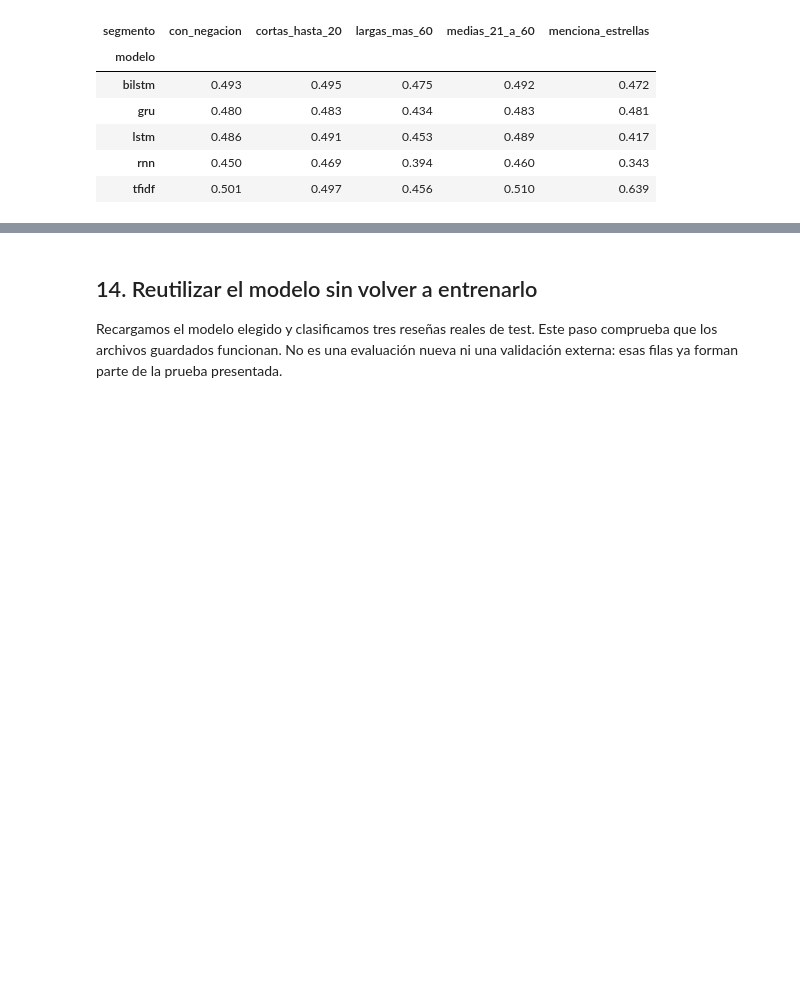
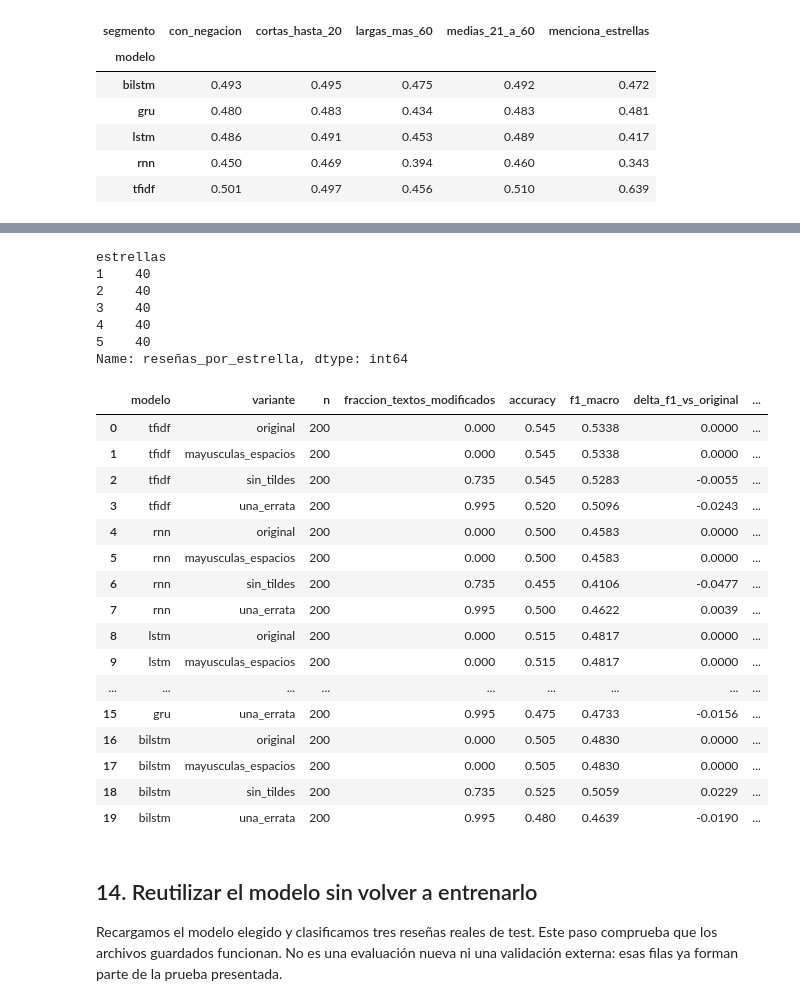
Before and after one commit to nfmanios-debug/ean_nlp, a Jupyter notebook: NLP_Amazon_Reviews_ES.ipynb, the cells around one changed output, grey strips where cells are left out. Cells and saved outputs as stored; diff of their text form; code cells hidden in the pictures; blank space fills up the shorter version.

```diff
--- a/NLP_Amazon_Reviews_ES.ipynb
+++ b/NLP_Amazon_Reviews_ES.ipynb
@@ -713,3 +988,73 @@ display(segmentos.pivot(index='modelo',columns='segmento',values='accuracy').rou
+# %%
+# Muestra fija: comparación pareada antes/después con los mismos modelos guardados.
+import unicodedata
+por_clase = min(40, int(test.label.value_counts().min()))
+sonda = test.groupby('label', group_keys=False).sample(n=por_clase, random_state=42).sort_values('id').copy()
+display(sonda.estrellas.value_counts().sort_index().rename('reseñas_por_estrella'))
+assert sonda.label.nunique() == 5
+def sin_tildes(t):
+    return ''.join(c for c in unicodedata.normalize('NFD', t) if unicodedata.category(c) != 'Mn')
+def una_errata(t):
+    palabras = t.split()
+    for i, palabra in enumerate(palabras):
+        if len(palabra) >= 6:
+            palabras[i] = palabra[:2] + palabra[3] + palabra[2] + palabra[4:]
+            break
+    return ' '.join(palabras)
+originales = sonda.texto_limpio.tolist()
+variantes = {
+    'original': originales,
+    'mayusculas_espacios': [limpiar('   '.join(t.upper().split())) for t in originales],
+    'sin_tildes': [limpiar(sin_tildes(t)) for t in originales],
+    'una_errata': [limpiar(una_errata(t)) for t in originales]}
+assert variantes['mayusculas_espacios'] == originales
+baseline_guardado = joblib.load(OUT / 'tfidf.joblib')
+robustez_filas = []
+for nombre in ['tfidf', 'rnn', 'lstm', 'gru', 'bilstm']:
+    pred_original = None
+    for variante, textos in variantes.items():
+        probs = (baseline_guardado.predict_proba(textos) if nombre == 'tfidf' else
+            redes_auditadas[nombre].predict(vector_auditoria(tf.constant(textos)), verbose=0))
+        pred = probs.argmax(1)
+        if variante == 'original':
+            pred_original = pred.copy()
+        cambios = float(np.mean(pred != pred_original))
+        if variante == 'mayusculas_espacios':
+            assert cambios == 0
+        robustez_filas.append({'modelo': nombre, 'variante': variante, 'n': len(sonda),
+            'fraccion_textos_modificados': float(np.mean([a != b for a, b in zip(textos, originales)])),
+            'fraccion_predicciones_cambiadas': cambios, **medir(sonda.label, probs)})
+robustez = pd.DataFrame(robustez_filas)
+robustez['delta_f1_vs_original'] = robustez.apply(lambda r: r.f1_macro -
+    robustez.loc[robustez.modelo.eq(r.modelo) & robustez.variante.eq('original'), 'f1_macro'].iloc[0], axis=1)
+display(robustez[['modelo','variante','n','fraccion_textos_modificados','accuracy','f1_macro',
+    'delta_f1_vs_original','fraccion_predicciones_cambiadas']].round(4))
+robustez.to_csv(OUT / 'robustez.csv', index=False)
+# %% [output]
+estrellas
+1    40
+2    40
+3    40
+4    40
+5    40
+Name: reseñas_por_estrella, dtype: int64
+|  | modelo | variante | n | fraccion_textos_modificados | accuracy | f1_macro | delta_f1_vs_original | ... |
+| 0 | tfidf | original | 200 | 0.000 | 0.545 | 0.5338 | 0.0000 | ... |
+| 1 | tfidf | mayusculas_espacios | 200 | 0.000 | 0.545 | 0.5338 | 0.0000 | ... |
+| 2 | tfidf | sin_tildes | 200 | 0.735 | 0.545 | 0.5283 | -0.0055 | ... |
+| 3 | tfidf | una_errata | 200 | 0.995 | 0.520 | 0.5096 | -0.0243 | ... |
+| 4 | rnn | original | 200 | 0.000 | 0.500 | 0.4583 | 0.0000 | ... |
+| 5 | rnn | mayusculas_espacios | 200 | 0.000 | 0.500 | 0.4583 | 0.0000 | ... |
+| 6 | rnn | sin_tildes | 200 | 0.735 | 0.455 | 0.4106 | -0.0477 | ... |
+| 7 | rnn | una_errata | 200 | 0.995 | 0.500 | 0.4622 | 0.0039 | ... |
+| 8 | lstm | original | 200 | 0.000 | 0.515 | 0.4817 | 0.0000 | ... |
+| 9 | lstm | mayusculas_espacios | 200 | 0.000 | 0.515 | 0.4817 | 0.0000 | ... |
+| ... | ... | ... | ... | ... | ... | ... | ... | ... |
+| 15 | gru | una_errata | 200 | 0.995 | 0.475 | 0.4733 | -0.0156 | ... |
+| 16 | bilstm | original | 200 | 0.000 | 0.505 | 0.4830 | 0.0000 | ... |
+| 17 | bilstm | mayusculas_espacios | 200 | 0.000 | 0.505 | 0.4830 | 0.0000 | ... |
+| 18 | bilstm | sin_tildes | 200 | 0.735 | 0.525 | 0.5059 | 0.0229 | ... |
+| 19 | bilstm | una_errata | 200 | 0.995 | 0.480 | 0.4639 | -0.0190 | ... |
 # %% [markdown]
 ## 14. Reutilizar el modelo sin volver a entrenarlo
 
```
Also changed, not shown: parts of 13 cells of this notebook.
